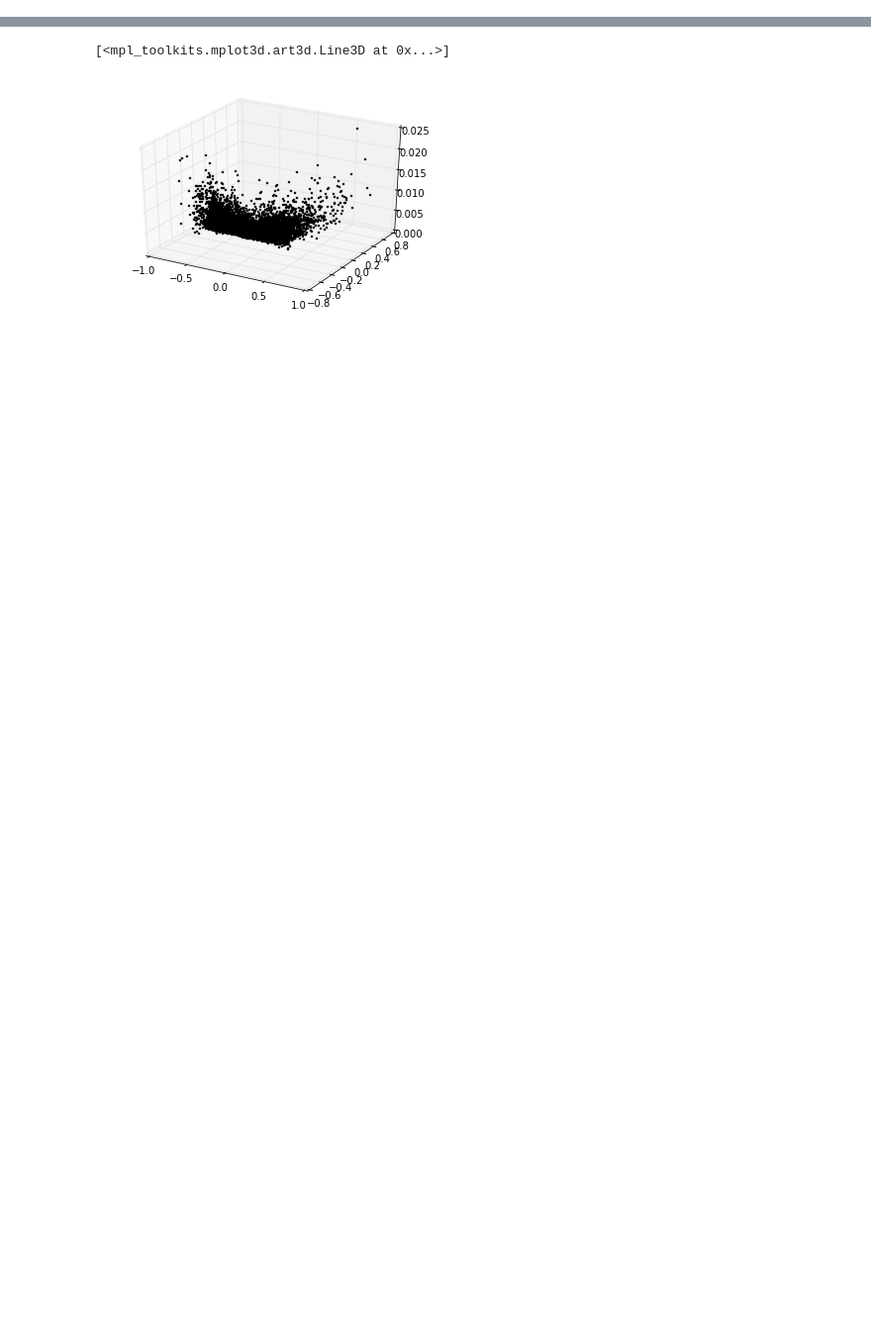
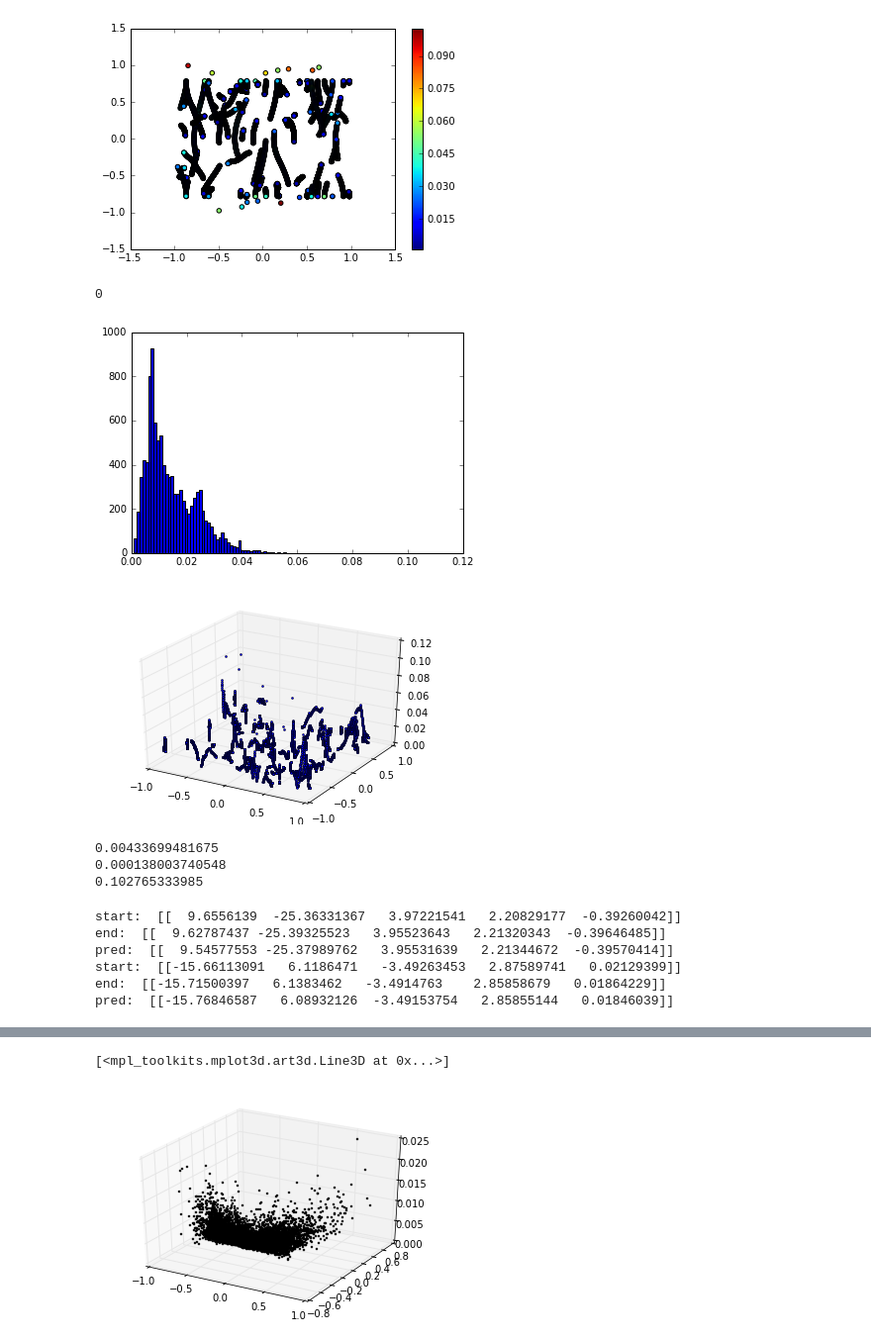
Before and after one commit to gypsytearss/tensegrity_physics, a Jupyter notebook: playing_around.ipynb, the cells around one changed output, grey strips where cells are left out. Shown at 99% size. Drawn from its saved outputs; the diff is of its cells as text; code cells hidden in the pictures; blank space fills up the shorter version.

```diff
--- a/playing_around.ipynb
+++ b/playing_around.ipynb
@@ -22,2 +24,0 @@ gp.train()
-# %%
-mlp.train()
@@ -34,0 +35,46 @@ nndata = mlp.test
+# %%
+mlp.plot2d(gpdata[:, 1], gpdata[:, 2], c=gppred_diff)
+# np.max(nnpred_diff)
+plt.hist(gppred_diff, bins=100)
+i = 0
+for x in gppred_diff:
+    if x > 1: i+=1
+print i
+mlp.plot3d(gpdata[:, 0], gpdata[:, 1], gppred_diff, sz=2)
+# %% [output]
+[figure, added]
+0
+[figure, added]
+[figure, added]
+# %%
+print np.median(np.square(nnpred_diff))
+print np.median(np.square(gppred_diff))
+
+print np.max(gppred_diff)
+# %% [output]
+0.00433699481675
+0.000138003740548
+0.102765333985
+# %%
+idxs = np.argwhere(gppred_diff>0.09)
+# idxs2 = [idx+1 for idx in idxs]
+# idxs = np.sort(np.concatenate((idxs, idxs2), axis=0), axis=0)
+
+# idxs = [idx+900000 for idx in idxs]
+for idx in idxs:
+    x = idx+900000
+    pred = gppred[idx,:] + gp.start_states[x,:]
+    print "start: ", gp.start_states[x,:]
+    print "end: ", gp.end_states[x,:]
+    print "pred: ", pred
+
+# for i,x in enumerate(datapts):
+#     print idxs[i]
+#     print model.unnormalize_data(x)
+# %% [output]
+start:  [[  9.6556139  -25.36331367   3.97221541   2.20829177  -0.39260042]]
+end:  [[  9.62787437 -25.39325523   3.95523643   2.21320343  -0.39646485]]
+pred:  [[  9.54577553 -25.37989762   3.95531639   2.21344672  -0.39570414]]
+start:  [[-15.66113091   6.1186471   -3.49263453   2.87589741   0.02129399]]
+end:  [[-15.71500397   6.1383462   -3.4914763    2.85858679   0.01864229]]
+pred:  [[-15.76846587   6.08932126  -3.49153754   2.85855144   0.01846039]]
```
Also changed, not shown: parts of 11 cells of this notebook, 1 other file.
